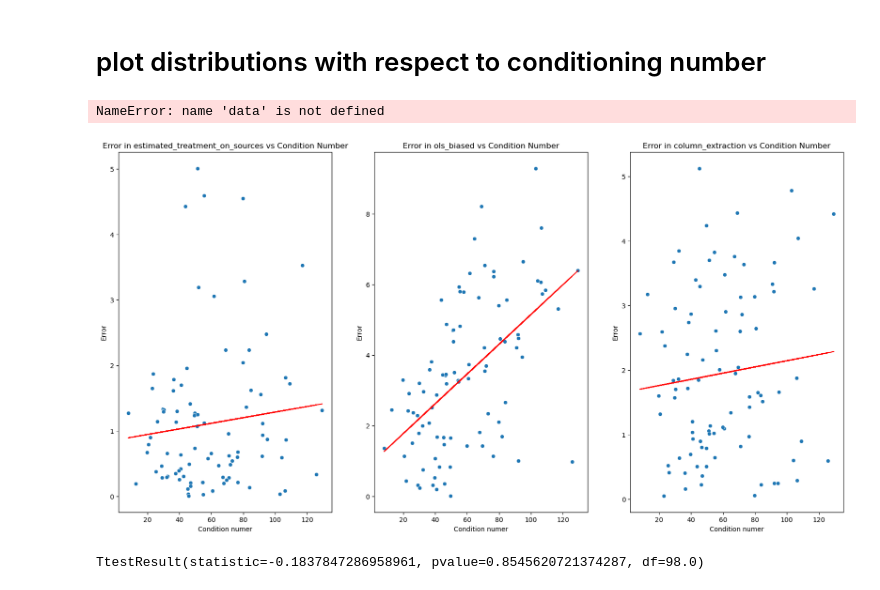
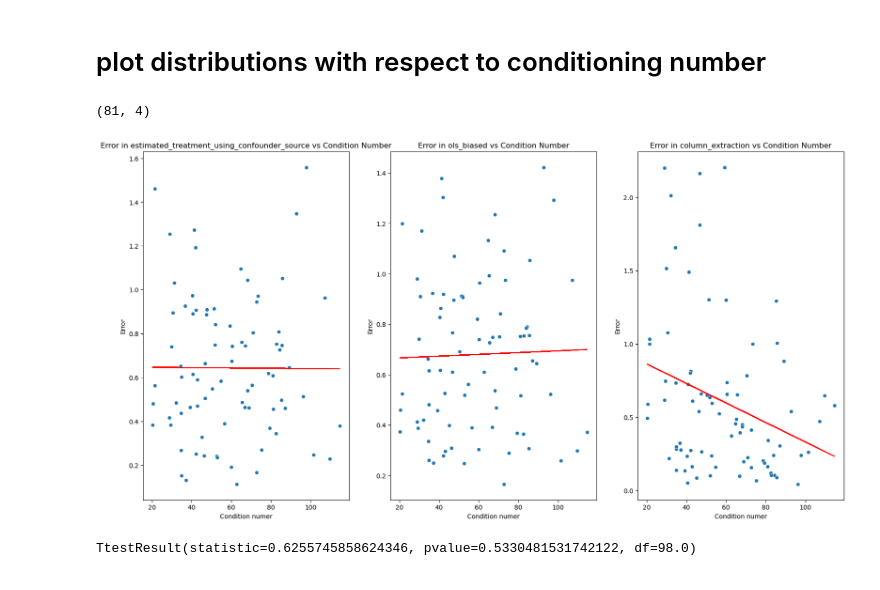
Before and after one commit to malo4300/ICA_IV_simulations, a Jupyter notebook: plots/plot_error_distribution.ipynb, the cells around one changed output. Drawn from its saved outputs; the diff is of its cells as text; code cells hidden in the pictures.

```diff
--- a/plots/plot_error_distribution.ipynb
+++ b/plots/plot_error_distribution.ipynb
@@ -43,11 +43,11 @@ fig, ax = plt.subplots(3, 2, figsize=(20, 20))
 confounder_levels = [1, 3, 6]
 
 for i, level in enumerate(confounder_levels):
-    data1 = pd.read_csv(f"../treatment_effect_estimations/CausalVarEM_confounder_source_cn_{level}.csv", header=0, index_col=0)
+    data1 = pd.read_csv(f"../treatment_effect_estimation/treatment_effect_estimations/CausalVarEM_confounder_source_cn_{level}.csv", header=0, index_col=0)
     plot_error_distribution(data1, ax[i, 0])
     ax[i, 0].set_title(f"Using confounder sources, number of cases: {data1.shape[0]}, confounder level: {level}")
 
-    data2 = pd.read_csv(f"../treatment_effect_estimations/CausalVarEM_7Sources_cn_{level}.csv", header=0, index_col=0)
+    data2 = pd.read_csv(f"../treatment_effect_estimation/treatment_effect_estimations/CausalVarEM_7_sources_cn_{level}.csv", header=0, index_col=0)
     plot_error_distribution(data2, ax[i, 1])
     ax[i, 1].set_title(f"Using 7 sources, number of cases: {data2.shape[0]}, confounder level: {level}")
 plt.tight_layout()
@@ -129,23 +117,36 @@ cond_number = calculate_conditioning_number("../data_generation/different_confou
+# %%
+
+data = pd.read_csv("../treatment_effect_estimation/treatment_effect_estimations/CausalVarEM_confounder_source_bounded_treatment.csv", header = 0, index_col=0)
+cond_number = calculate_conditioning_number("../data_generation/bounded_treatment_effect/data/true_mixing_init_flipp")
+
+#data = pd.read_csv("../treatment_effect_estimation/treatment_effect_estimations/CausalVarEM_confounder_source_cn_6.csv", header = 0, index_col=0)
+#cond_number = calculate_conditioning_number("../data_generation/different_confounding_levels/data/true_mixing_large_conf_6")
+
+
+
+cond_df = pd.DataFrame({"seed" : [i for i in range(100)], "conditioning_number" : cond_number})
 # %%
 err, seed = calc_error(data)
 df = pd.concat([err, seed], axis=1)
-df = pd.merge(df, cond_number, on="seed").drop("seed", axis=1)
-# %% [output]
-NameError: name 'data' is not defined
+# %%
+df = pd.merge(df, cond_df, on="seed").drop("seed", axis=1)
+df.shape
+# %% [output]
+(81, 4)
 # %%
 fig, ax= plt.subplots(1,3, figsize=(20, 10))
-cond = df["condition_number"]
+cond = df["conditioning_number"]
 for i in range(3):
     sns.scatterplot(x=cond, y = np.abs(df.iloc[:,i]), ax=ax[i])
     ax[i].set_xlabel(f"Condition numer")
     ax[i].set_ylabel("Error")
     # linear fit
     m, b = np.polyfit(cond, np.abs(df.iloc[:,i]), 1)
     ax[i].plot(cond, m*cond + b, c="red")
     ax[i].set_title(f"Error in {df.columns[i]} vs Condition Number")
 
 plt.show()
 # %% [output]
-[figure, old version]
+[figure, new version]
 # %%
 # differenence in mean of condition number in the two cases
@@ -156,6 +157,6 @@ mean_not_in = cond_number[cond_number["seed"].isin(seed_not_in_df)]["condition_n
 # %%
 # test if the difference in mean is significant
 from scipy.stats import ttest_ind
-ttest_ind(cond_number[cond_number["seed"].isin(seed.values)]["condition_number"], cond_number[cond_number["seed"].isin(seed_not_in_df)]["condition_number"])
+ttest_ind(cond_df[cond_df["seed"].isin(seed.values)]["conditioning_number"], cond_df[cond_df["seed"].isin(seed_not_in_df)]["conditioning_number"])
 # %% [output]
-TtestResult(statistic=-0.1837847286958961, pvalue=0.8545620721374287, df=98.0)
+TtestResult(statistic=0.6255745858624346, pvalue=0.5330481531742122, df=98.0)
```
Also changed, not shown: parts of 10 cells of this notebook, 4 other files.
